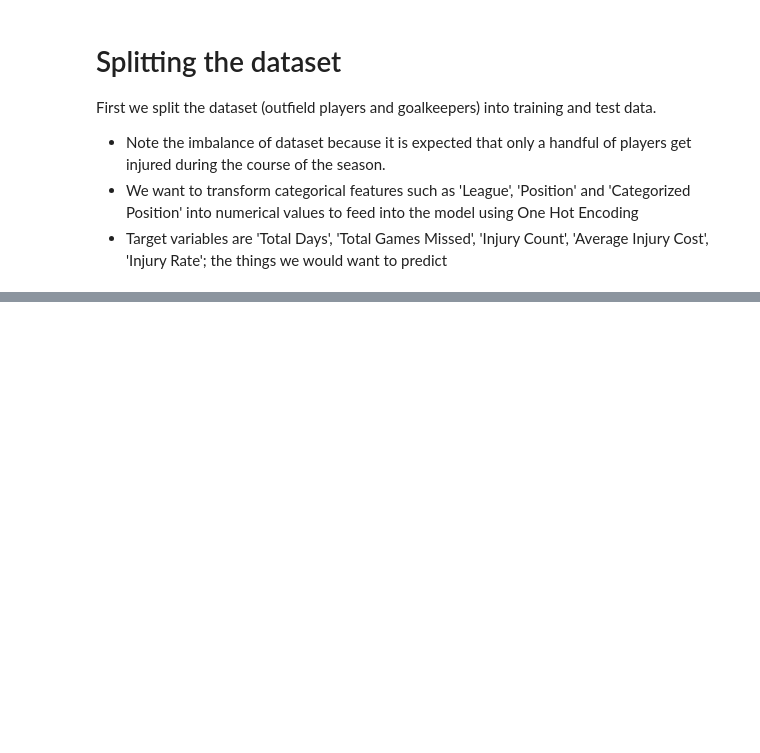
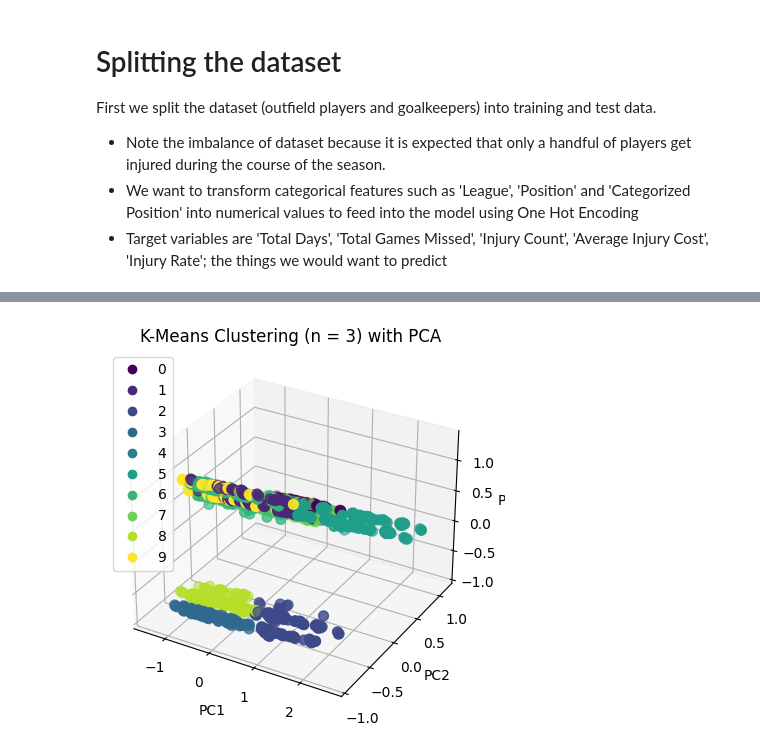
Before and after one commit to tsumian/MA4199-Injury-Prediction, a Jupyter notebook: ma4199-predictive-model.ipynb, the cells around one changed output, grey strips where cells are left out. Saved outputs shown, nothing was run; the diff lists cells and outputs as text; code cells hidden in the pictures; blank space fills up the shorter version.

Commit message:
Kaggle Notebook | MA4199 Predictive Model | Version 5

```diff
--- a/ma4199-predictive-model.ipynb
+++ b/ma4199-predictive-model.ipynb
@@ -448,0 +114,28 @@ for target in targets:
+# %%
+# Apply K-Means clustering (as you did before)
+kmeans = KMeans(n_clusters=10, random_state=42, n_init='auto')
+cluster_labels = kmeans.fit_predict(outfield_X_train)
+
+# Apply PCA for dimensionality reduction
+pca = PCA(n_components=3)
+outfield_pca3_X_train = pca.fit_transform(outfield_X_train)
+outfield_pca3_X_test = pca.transform(outfield_X_test)
+principalDf = pd.DataFrame(data = outfield_pca3_X_train, columns = ['PCA1', 'PCA2', 'PCA3'])
+
+# Add cluster labels to the principal components DataFrame
+principalDf['cluster'] = cluster_labels
+
+# Create a 3D scatter plot
+fig = plt.figure()
+ax = fig.add_subplot(111, projection='3d')
+scatter = ax.scatter(principalDf['PCA1'], principalDf['PCA2'], principalDf['PCA3'], c=principalDf['cluster'], cmap='viridis', s=50)
+
+ax.set_xlabel('PC1')
+ax.set_ylabel('PC2')
+ax.set_zlabel('PC3')
+
+plt.legend(*scatter.legend_elements())
+plt.title('K-Means Clustering (n = 3) with PCA')
+plt.show()
+# %% [output]
+[figure, added]
```
Also changed, not shown: parts of 55 cells of this notebook.
